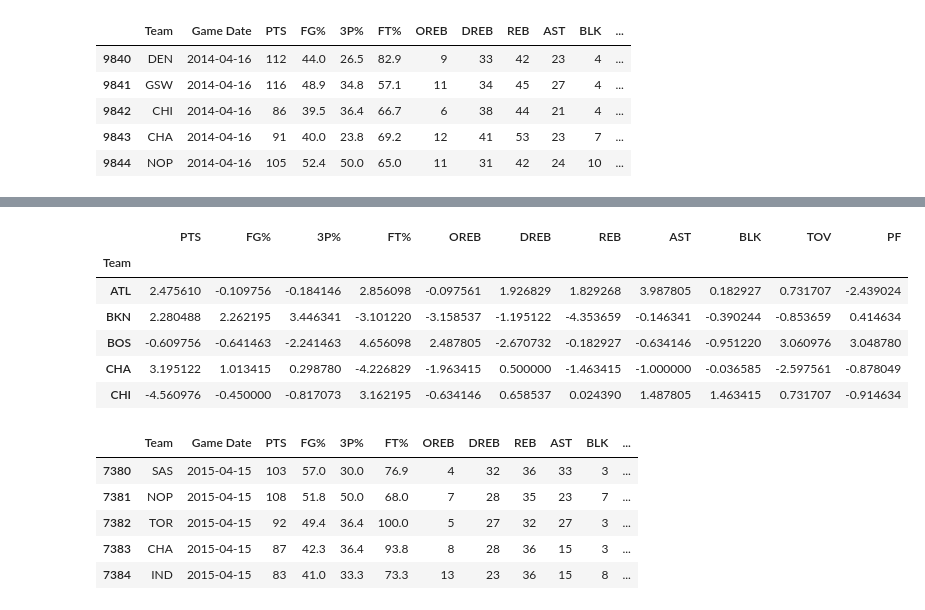
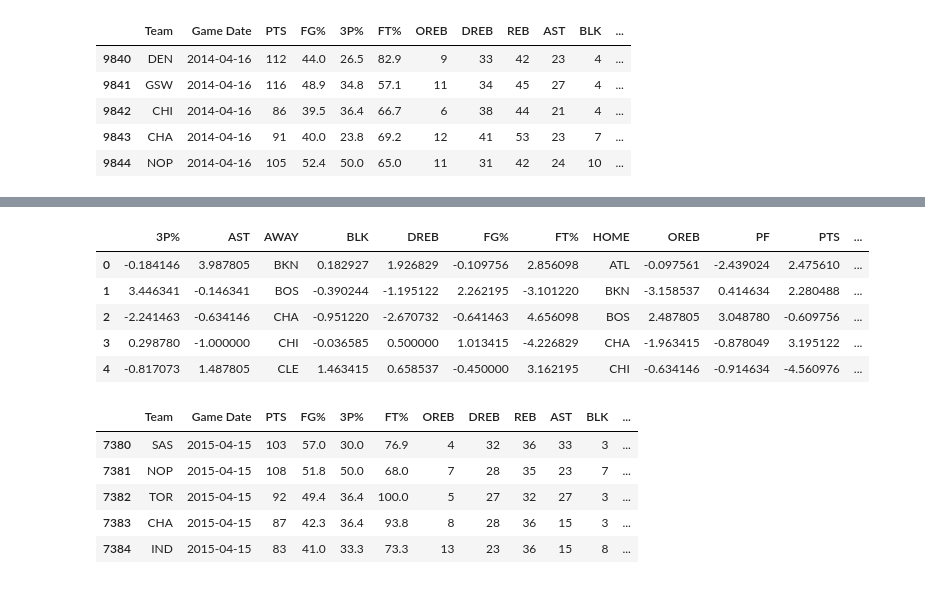
Before and after one commit to rwjenks/Final, a Jupyter notebook: Tim_Files/NBA_Season_Averages.ipynb, the cells around one changed output, grey strips where cells are left out. Saved outputs shown, nothing was run; the diff lists cells and outputs as text; code cells hidden in the pictures.

Commit message:
avg stats with home/away team listed

```diff
--- a/Tim_Files/NBA_Season_Averages.ipynb
+++ b/Tim_Files/NBA_Season_Averages.ipynb
@@ -101,0 +91,3 @@ diff = []
+# %%
+avg_1314.reset_index(inplace=True)
+avg_1314.head()
@@ -101,0 +101,6 @@ diff = []
+# %%
+home_team = avg_1314['Team']
+print(home_team.head())
+
+away_team = avg_1314['Team'].shift(periods =-1)
+print(away_team.head())
@@ -101,0 +120,3 @@ diff = []
+# %%
+stats_1314 = avg_1314.drop(labels='Team', axis=1)
+stats_1314.head()
@@ -102,21 +130,25 @@ diff = []
 # %%
 diff = []
 
 for x in range(1, 30):
-        diff_1314 = avg_1314 - avg_1314.shift(periods =- x)
-        diff_1314.drop(diff_1314.tail(x).index, inplace=True)
-        diff.append(diff_1314)
+    diff_1314 = stats_1314 - stats_1314.shift(periods =- x)
+    diff_1314.drop(diff_1314.tail(x).index, inplace=True)
+    home_team = avg_1314['Team']
+    home_team.drop(home_team.tail(x).index, inplace=True)
+    away_team = avg_1314['Team'].shift(periods =- x)
+    diff_1314['AWAY'] = away_team
+    diff_1314['HOME'] = home_team
+    diff.append(diff_1314)
 
-diff_reg_1314 = pd.concat(diff, axis=0)
+diff_reg_1314 = pd.concat(diff, axis=0, sort=True)
 diff_reg_1314.head()
 # %% [output]
-|  | PTS | FG% | 3P% | FT% | OREB | DREB | REB | AST | BLK | TOV | PF |
-| Team |  |  |  |  |  |  |  |  |  |  |  |
-| ATL | 2.475610 | -0.109756 | -0.184146 | 2.856098 | -0.097561 | 1.926829 | 1.829268 | 3.987805 | 0.182927 | 0.731707 | -2.439024 |
-| BKN | 2.280488 | 2.262195 | 3.446341 | -3.101220 | -3.158537 | -1.195122 | -4.353659 | -0.146341 | -0.390244 | -0.853659 | 0.414634 |
-| BOS | -0.609756 | -0.641463 | -2.241463 | 4.656098 | 2.487805 | -2.670732 | -0.182927 | -0.634146 | -0.951220 | 3.060976 | 3.048780 |
-| CHA | 3.195122 | 1.013415 | 0.298780 | -4.226829 | -1.963415 | 0.500000 | -1.463415 | -1.000000 | -0.036585 | -2.597561 | -0.878049 |
-| CHI | -4.560976 | -0.450000 | -0.817073 | 3.162195 | -0.634146 | 0.658537 | 0.024390 | 1.487805 | 1.463415 | 0.731707 | -0.914634 |
+|  | 3P% | AST | AWAY | BLK | DREB | FG% | FT% | HOME | OREB | PF | PTS | ... |
+| 0 | -0.184146 | 3.987805 | BKN | 0.182927 | 1.926829 | -0.109756 | 2.856098 | ATL | -0.097561 | -2.439024 | 2.475610 | ... |
+| 1 | 3.446341 | -0.146341 | BOS | -0.390244 | -1.195122 | 2.262195 | -3.101220 | BKN | -3.158537 | 0.414634 | 2.280488 | ... |
+| 2 | -2.241463 | -0.634146 | CHA | -0.951220 | -2.670732 | -0.641463 | 4.656098 | BOS | 2.487805 | 3.048780 | -0.609756 | ... |
+| 3 | 0.298780 | -1.000000 | CHI | -0.036585 | 0.500000 | 1.013415 | -4.226829 | CHA | -1.963415 | -0.878049 | 3.195122 | ... |
+| 4 | -0.817073 | 1.487805 | CLE | 1.463415 | 0.658537 | -0.450000 | 3.162195 | CHI | -0.634146 | -0.914634 | -4.560976 | ... |
 # %%
 nba_new = nba_stats_clean - nba_stats_clean.shift(periods =-1)
 nba_new.head(10)
```
Also changed, not shown: parts of 5 cells of this notebook.
